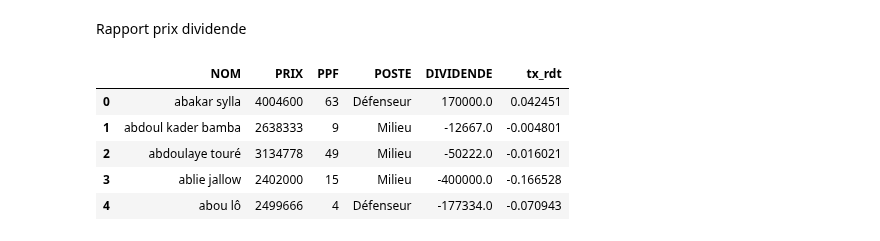
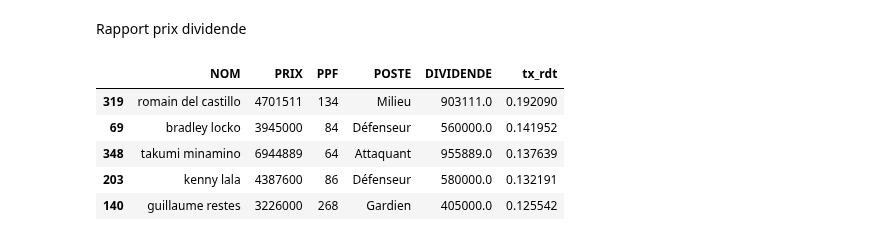
Before and after one commit to WinstonSmith13/ligue1Analyzer, a Jupyter notebook: notebooks/02_explo.ipynb, the cells around one changed output. Drawn from its saved outputs; the diff is of its cells as text; code cells hidden in the pictures.

```diff
--- a/notebooks/02_explo.ipynb
+++ b/notebooks/02_explo.ipynb
@@ -81,13 +81,13 @@ df['DIVIDENDE'] = df['DIVIDENDE'].str.replace('€', '').astype(float)
 Rapport prix dividende
 # %%
 df['tx_rdt'] = df['DIVIDENDE'] / df['PRIX']
-df.head()
+df.sort_values('tx_rdt', ascending=False).head()
 # %% [output]
 |  | NOM | PRIX | PPF | POSTE | DIVIDENDE | tx_rdt |
-| 0 | abakar sylla | 4004600 | 63 | Défenseur | 170000.0 | 0.042451 |
-| 1 | abdoul kader bamba | 2638333 | 9 | Milieu | -12667.0 | -0.004801 |
-| 2 | abdoulaye touré | 3134778 | 49 | Milieu | -50222.0 | -0.016021 |
-| 3 | ablie jallow | 2402000 | 15 | Milieu | -400000.0 | -0.166528 |
-| 4 | abou lô | 2499666 | 4 | Défenseur | -177334.0 | -0.070943 |
+| 319 | romain del castillo | 4701511 | 134 | Milieu | 903111.0 | 0.192090 |
+| 69 | bradley locko | 3945000 | 84 | Défenseur | 560000.0 | 0.141952 |
+| 348 | takumi minamino | 6944889 | 64 | Attaquant | 955889.0 | 0.137639 |
+| 203 | kenny lala | 4387600 | 86 | Défenseur | 580000.0 | 0.132191 |
+| 140 | guillaume restes | 3226000 | 268 | Gardien | 405000.0 | 0.125542 |
 # %%
 # Graphique
```
Also changed, not shown: parts of 1 cell of this notebook, 1 other file.
